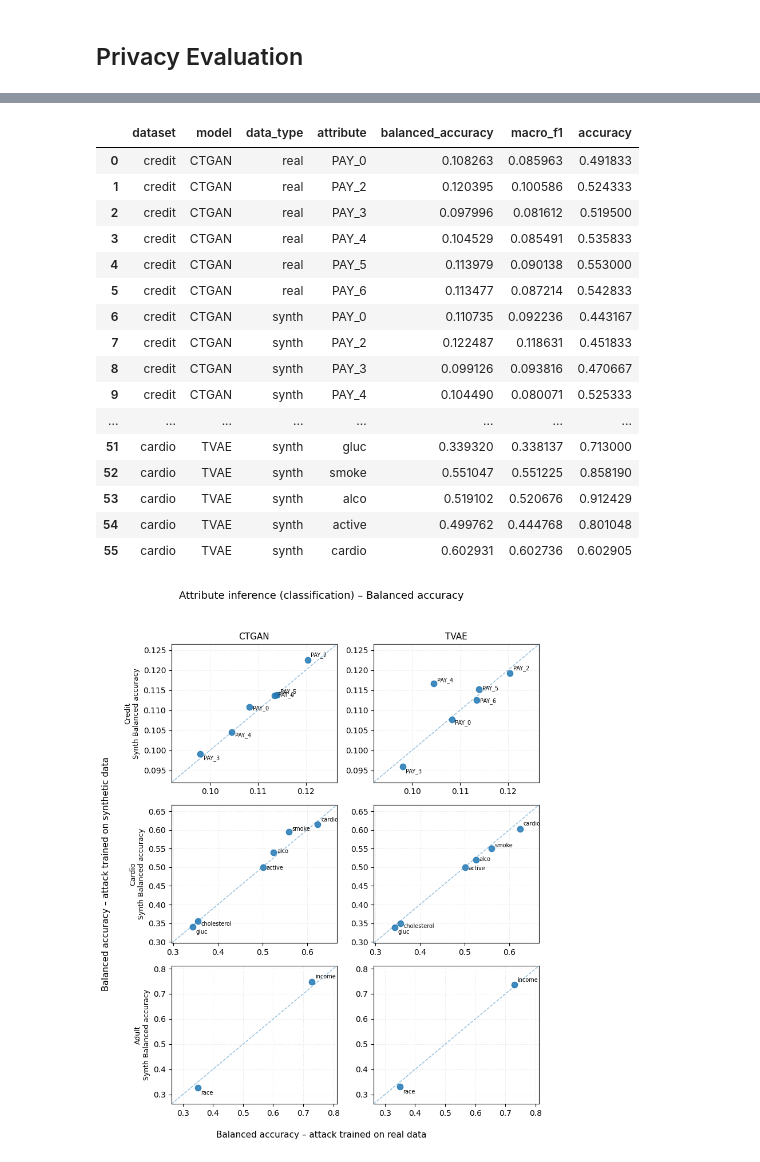
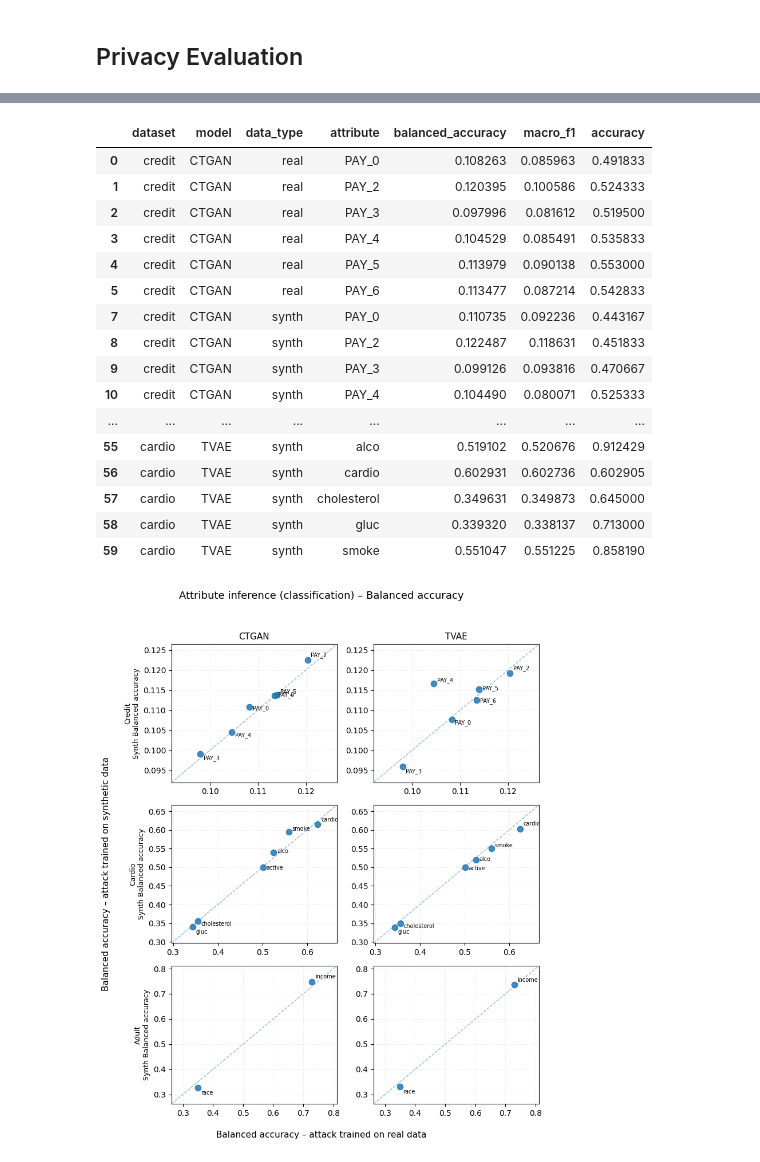
Before and after one commit to dayav/pipeline_synthetic_tabular_data, a Jupyter notebook: experiments/pipeline_experiment/baseline_comparison.ipynb, the cells around one changed output, grey strips where cells are left out. Saved outputs shown, nothing was run; the diff lists cells and outputs as text; code cells hidden in the pictures.

```diff
--- a/experiments/pipeline_experiment/baseline_comparison.ipynb
+++ b/experiments/pipeline_experiment/baseline_comparison.ipynb
@@ -1041,21 +159,0 @@ def result_classification(predictions, test_data, categorical_feature):
-# %%
-import pandas as pd
-
-def build_attr_clf_long(results):
-    rows = []
-    for key, attrs in results.items():
-        # key pattern: '<dataset>_<data_type>_<model>' e.g. 'credit_real_ctgan'
-        dataset, data_type, model = key.split("_")
-        model = model.upper()  # CTGAN / TVAE
-
-        for attr_name, metrics in attrs.items():
-            rows.append({
-                "dataset": dataset,                 # credit / adult / cardio
-                "model": model,                    # CTGAN / TVAE
-                "data_type": data_type,            # 'real' or 'synth'
-                "attribute": attr_name,            # PAY_0, income, etc.
-                "balanced_accuracy": metrics["Balanced Accuracy"],
-                "macro_f1": metrics["Macro F1"],
-                "accuracy": metrics["Accuracy"],
-            })
-    return pd.DataFrame(rows)
@@ -1643,20 +395,0 @@ attr_clf_long = build_attr_clf_long(result_classification)
-# %%
-attr_clf_long
-# %% [output]
-|  | dataset | model | data_type | attribute | balanced_accuracy | macro_f1 | accuracy |
-| 0 | credit | CTGAN | real | PAY_0 | 0.108263 | 0.085963 | 0.491833 |
-| 1 | credit | CTGAN | real | PAY_2 | 0.120395 | 0.100586 | 0.524333 |
-| 2 | credit | CTGAN | real | PAY_3 | 0.097996 | 0.081612 | 0.519500 |
-| 3 | credit | CTGAN | real | PAY_4 | 0.104529 | 0.085491 | 0.535833 |
-| 4 | credit | CTGAN | real | PAY_5 | 0.113979 | 0.090138 | 0.553000 |
-| 5 | credit | CTGAN | real | PAY_6 | 0.113477 | 0.087214 | 0.542833 |
-| 6 | credit | CTGAN | synth | PAY_0 | 0.110735 | 0.092236 | 0.443167 |
-| 7 | credit | CTGAN | synth | PAY_2 | 0.122487 | 0.118631 | 0.451833 |
-| 8 | credit | CTGAN | synth | PAY_3 | 0.099126 | 0.093816 | 0.470667 |
-| 9 | credit | CTGAN | synth | PAY_4 | 0.104490 | 0.080071 | 0.525333 |
-| ... | ... | ... | ... | ... | ... | ... | ... |
-| 51 | cardio | TVAE | synth | gluc | 0.339320 | 0.338137 | 0.713000 |
-| 52 | cardio | TVAE | synth | smoke | 0.551047 | 0.551225 | 0.858190 |
-| 53 | cardio | TVAE | synth | alco | 0.519102 | 0.520676 | 0.912429 |
-| 54 | cardio | TVAE | synth | active | 0.499762 | 0.444768 | 0.801048 |
-| 55 | cardio | TVAE | synth | cardio | 0.602931 | 0.602736 | 0.602905 |
@@ -1663,3 +437,26 @@ attr_clf_long
+# %%
+result_classification = result_classification_credit |result_classification_adult | result_classification_cardio
+attr_clf_long = build_attr_clf_long(result_classification)
+attr_clf_long = attr_clf_long[attr_clf_long["attribute"] != "default.payment.next.month"]
+attr_clf_long
+# %% [output]
+|  | dataset | model | data_type | attribute | balanced_accuracy | macro_f1 | accuracy |
+| 0 | credit | CTGAN | real | PAY_0 | 0.108263 | 0.085963 | 0.491833 |
+| 1 | credit | CTGAN | real | PAY_2 | 0.120395 | 0.100586 | 0.524333 |
+| 2 | credit | CTGAN | real | PAY_3 | 0.097996 | 0.081612 | 0.519500 |
+| 3 | credit | CTGAN | real | PAY_4 | 0.104529 | 0.085491 | 0.535833 |
+| 4 | credit | CTGAN | real | PAY_5 | 0.113979 | 0.090138 | 0.553000 |
+| 5 | credit | CTGAN | real | PAY_6 | 0.113477 | 0.087214 | 0.542833 |
+| 7 | credit | CTGAN | synth | PAY_0 | 0.110735 | 0.092236 | 0.443167 |
+| 8 | credit | CTGAN | synth | PAY_2 | 0.122487 | 0.118631 | 0.451833 |
+| 9 | credit | CTGAN | synth | PAY_3 | 0.099126 | 0.093816 | 0.470667 |
+| 10 | credit | CTGAN | synth | PAY_4 | 0.104490 | 0.080071 | 0.525333 |
+| ... | ... | ... | ... | ... | ... | ... | ... |
+| 55 | cardio | TVAE | synth | alco | 0.519102 | 0.520676 | 0.912429 |
+| 56 | cardio | TVAE | synth | cardio | 0.602931 | 0.602736 | 0.602905 |
+| 57 | cardio | TVAE | synth | cholesterol | 0.349631 | 0.349873 | 0.645000 |
+| 58 | cardio | TVAE | synth | gluc | 0.339320 | 0.338137 | 0.713000 |
+| 59 | cardio | TVAE | synth | smoke | 0.551047 | 0.551225 | 0.858190 |
 # %%
 fig_ba = make_attr_clf_grid(attr_clf_long, metric="balanced_accuracy")
 # %% [output]
```
Also changed, not shown: parts of 82 cells of this notebook, 1 other file.
